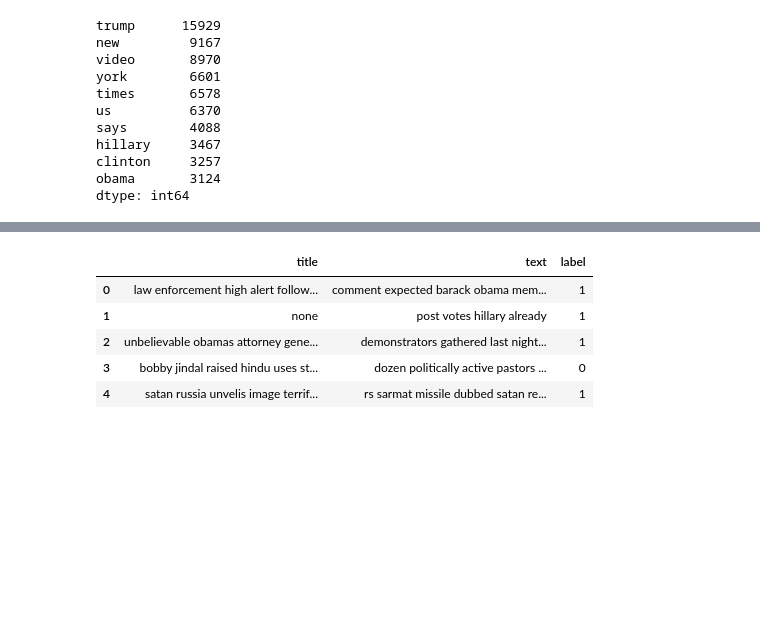
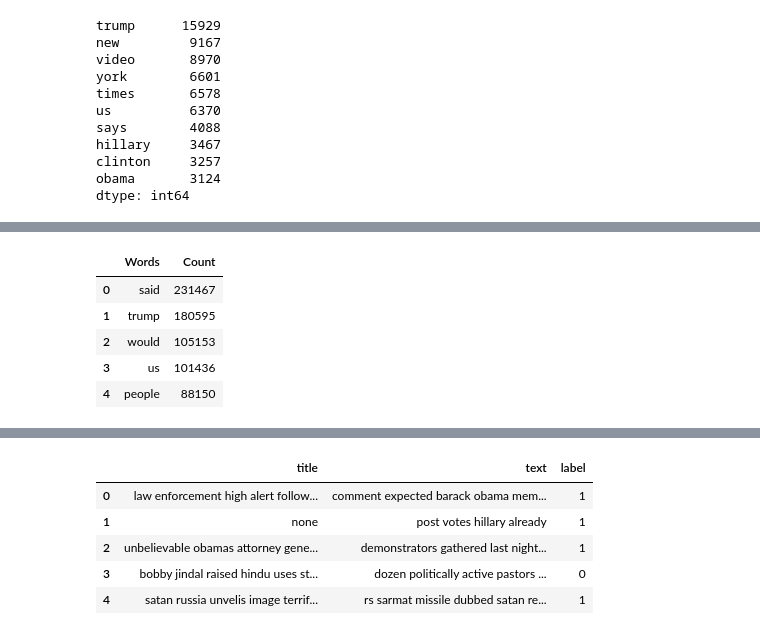
Before and after one commit to ssayhan/Fake_News, a Jupyter notebook: Fake_News_Cleaning.ipynb, the cells around one changed output, grey strips where cells are left out. Cells and saved outputs as stored; diff of their text form; code cells hidden in the pictures; blank space fills up the shorter version.

```diff
--- a/Fake_News_Cleaning.ipynb
+++ b/Fake_News_Cleaning.ipynb
@@ -245,0 +228,9 @@ plt.show()
+# %%
+word_count.head()
+# %% [output]
+|  | Words | Count |
+| 0 | said | 231467 |
+| 1 | trump | 180595 |
+| 2 | would | 105153 |
+| 3 | us | 101436 |
+| 4 | people | 88150 |
```
Also changed, not shown: parts of 37 cells of this notebook.
